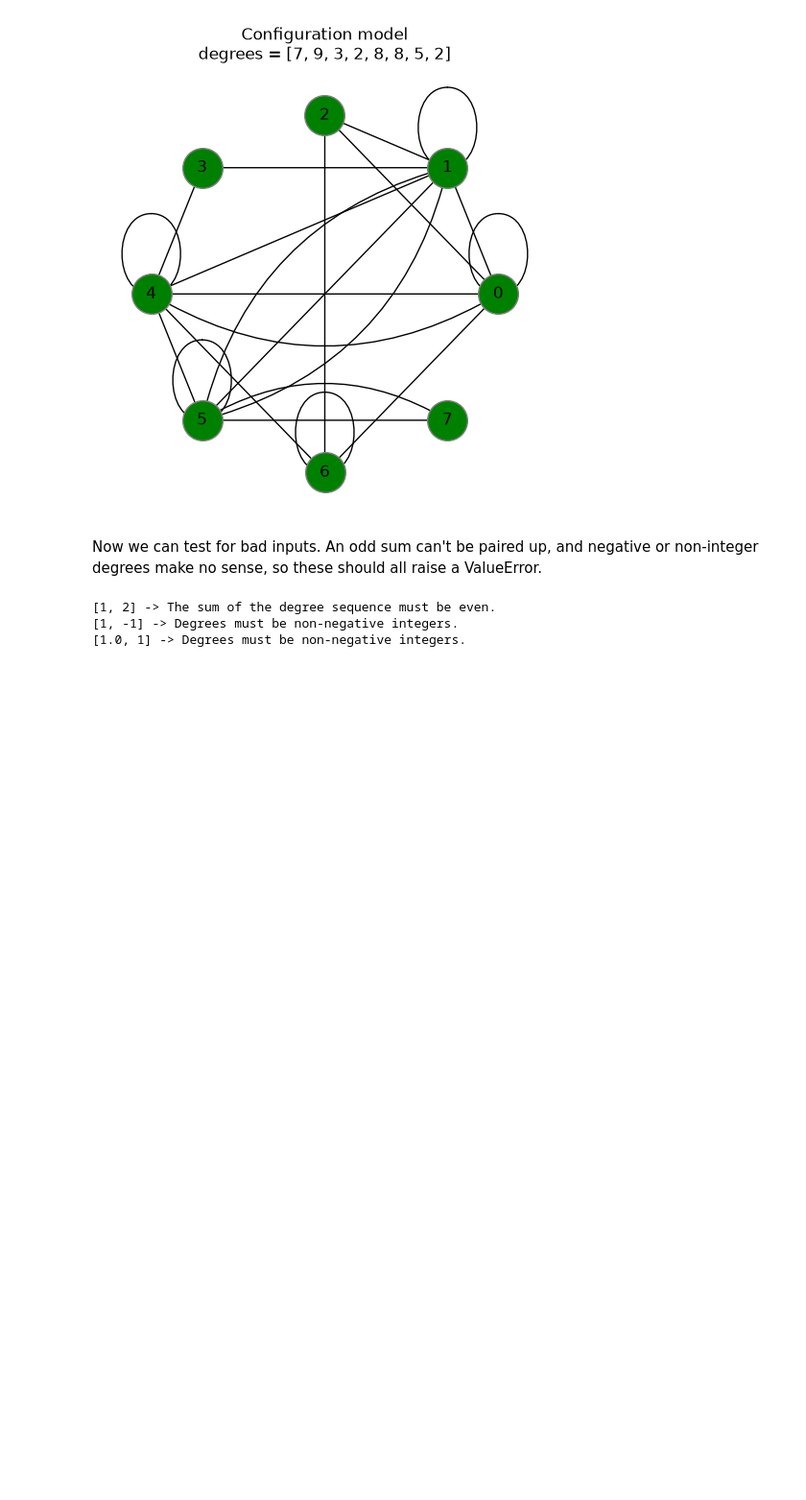
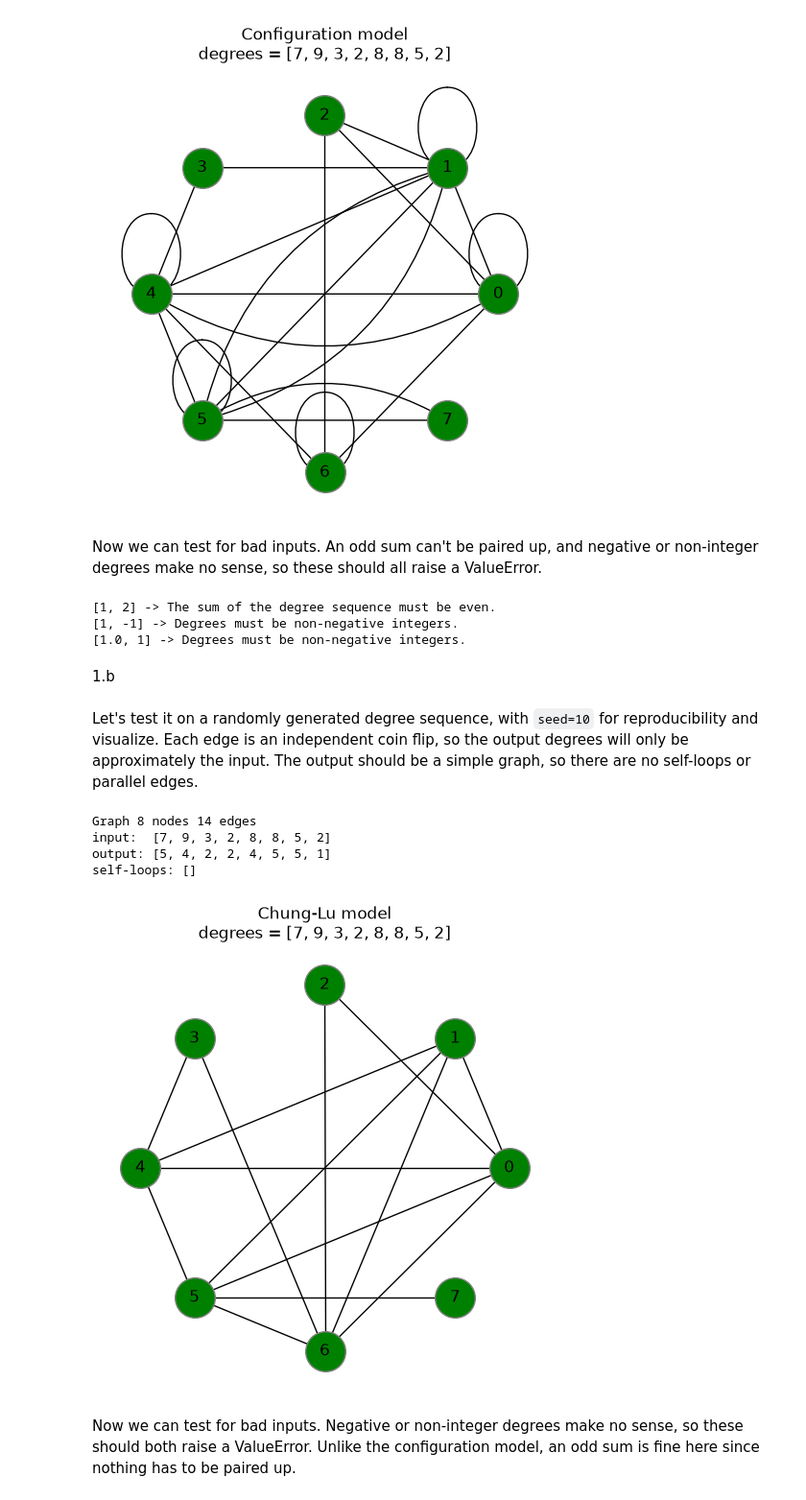
Before and after one commit to 14arjunk/CNET5051_Assignments, a Jupyter notebook: Assignment 2 Files/assignment02_kumar.ipynb, the cells around one changed output. Shown at 96% size. Drawn from its saved outputs; the diff is of its cells as text; code cells hidden in the pictures; blank space fills up the shorter version.

```diff
--- a/Assignment 2 Files/assignment02_kumar.ipynb
+++ b/Assignment 2 Files/assignment02_kumar.ipynb
@@ -82,3 +82,58 @@ for bad in ([1, 2], [1, -1], [1.0, 1]):
 [1, 2] -> The sum of the degree sequence must be even.
 [1, -1] -> Degrees must be non-negative integers.
 [1.0, 1] -> Degrees must be non-negative integers.
+# %% [markdown]
+1.b
+# %%
+def chung_lu_model(degrees, seed=None):
+    '''
+    build a chung lu graph from a degree sequence of non-negative integers
+    for every pair of nodes i < j, add an edge independently with probability k_i k_j / 2m
+    cap the probability at 1, since hubs can push k_i k_j / 2m above 1
+    return error for negative or non-integer degrees
+    make it reproducible with a seed for the random number generator
+    '''
+    if any(not isinstance(k, (int, np.integer)) or k < 0 for k in degrees):
+        raise ValueError("Degrees must be non-negative integers.")
+    rng = np.random.default_rng(seed)
+    # 2m is the sum of the degrees
+    two_m = sum(degrees)
+    G = nx.Graph()
+    G.add_nodes_from(range(len(degrees)))
+    # each pair is its own coin flip, and i < j so there are no self-loops or duplicate edges
+    for i, j in combinations(range(len(degrees)), 2):
+        if two_m > 0 and rng.random() < min(1, degrees[i] * degrees[j] / two_m):
+            G.add_edge(i, j)
+    return G
+# %% [markdown]
+Let's test it on a randomly generated degree sequence, with `seed=10` for reproducibility and visualize. Each edge is an independent coin flip, so the output degrees will only be approximately the input. The output should be a simple graph, so there are no self-loops or parallel edges.
+# %%
+# random degree sequence: 8 degrees between 1 and 9
+rng = np.random.default_rng(10)
+degrees = rng.integers(1, 10, size=8).tolist()
+
+G = chung_lu_model(degrees, seed=10)
+print(type(G).__name__, G.number_of_nodes(), "nodes", G.number_of_edges(), "edges")
+print("input: ", degrees)
+print("output:", [G.degree(i) for i in range(len(degrees))])
+# check for no self-loops
+print("self-loops:", list(nx.selfloop_edges(G)))
+
+# circular layout visualization
+pos = nx.circular_layout(G)
+fig, ax = plt.subplots(figsize=(6, 6))
+nx.draw_networkx_nodes(G, pos, node_color="green", edgecolors="grey", node_size=900, ax=ax)
+nx.draw_networkx_labels(G, pos, ax=ax)
+# the graph is simple, so every edge can be drawn straight
+nx.draw_networkx_edges(G, pos, node_size=900, ax=ax)
+ax.set_title(f"Chung-Lu model\ndegrees = {degrees}")
+ax.set_axis_off()
+plt.show()
+# %% [output]
+Graph 8 nodes 14 edges
+input:  [7, 9, 3, 2, 8, 8, 5, 2]
+output: [5, 4, 2, 2, 4, 5, 5, 1]
+self-loops: []
+[figure, added]
+# %% [markdown]
+Now we can test for bad inputs. Negative or non-integer degrees make no sense, so these should both raise a ValueError. Unlike the configuration model, an odd sum is fine here since nothing has to be paired up.
```
Also changed, not shown: parts of 1 cell of this notebook.
